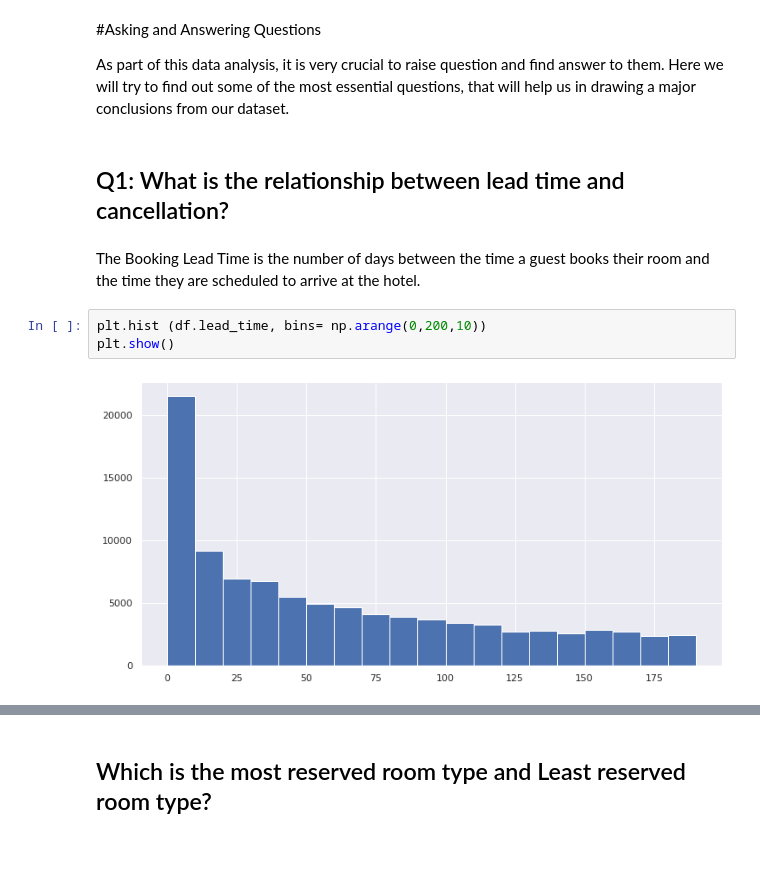
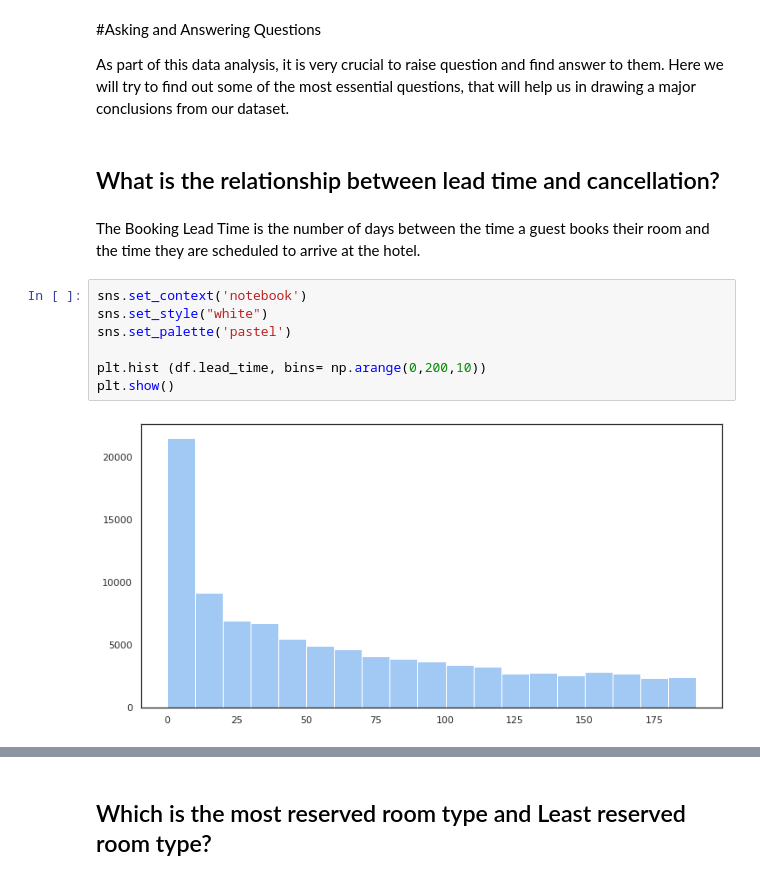
Before and after one commit to mdabushad/Hotel-Booking-Analysis-EDA-Capstone, a Jupyter notebook: data_machines_Hotel_Booking_Analysis_Capstone_Project.ipynb, the cells around one changed output, grey strips where cells are left out. Cells and saved outputs as stored; diff of their text form; blank space fills up the shorter version.

```diff
--- a/data_machines_Hotel_Booking_Analysis_Capstone_Project.ipynb
+++ b/data_machines_Hotel_Booking_Analysis_Capstone_Project.ipynb
@@ -789,11 +797,15 @@ sns.heatmap(sub_df.corr(), vmin=-1, cmap='rocket', annot=True)
 
 As part of this data analysis, it is very crucial to raise question and find answer to them. Here we will try to find out some of the most essential questions, that will help us in drawing a major conclusions from our dataset.
 # %% [markdown]
-## Q1: What is the relationship between lead time and cancellation?
+## What is the relationship between lead time and cancellation?
 # %% [markdown]
 The Booking Lead Time is the number of days between the time a guest books their room and the time they are scheduled to arrive at the hotel.
 # %%
+sns.set_context('notebook')
+sns.set_style("white")
+sns.set_palette('pastel')
+
 plt.hist (df.lead_time, bins= np.arange(0,200,10))
 plt.show()
 # %% [output]
-[figure, old version]
+[figure, new version]
```
Also changed, not shown: parts of 8 cells of this notebook.
